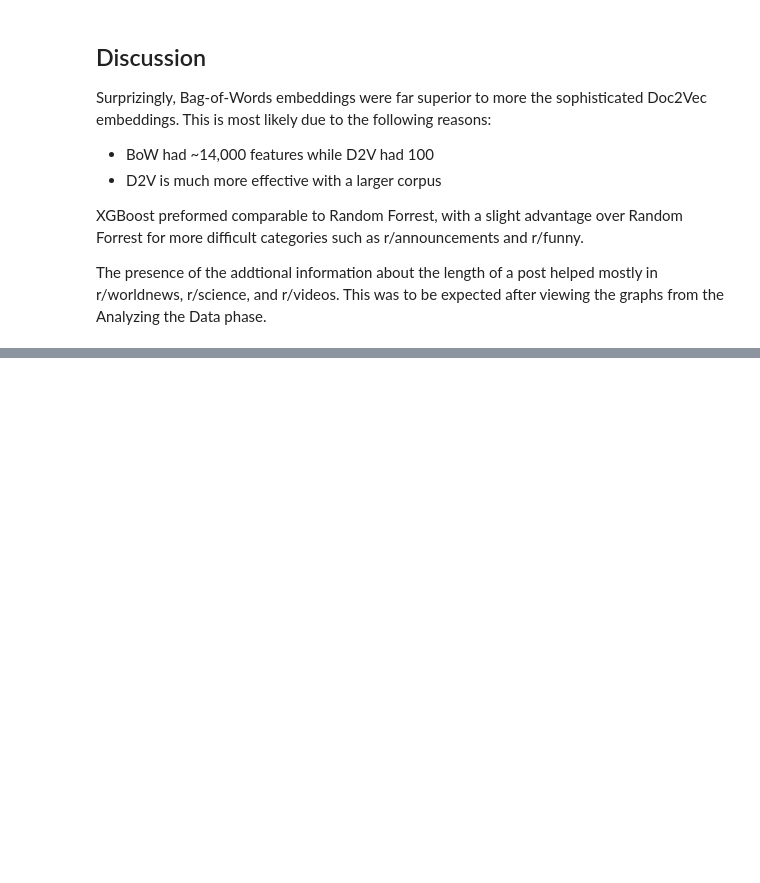
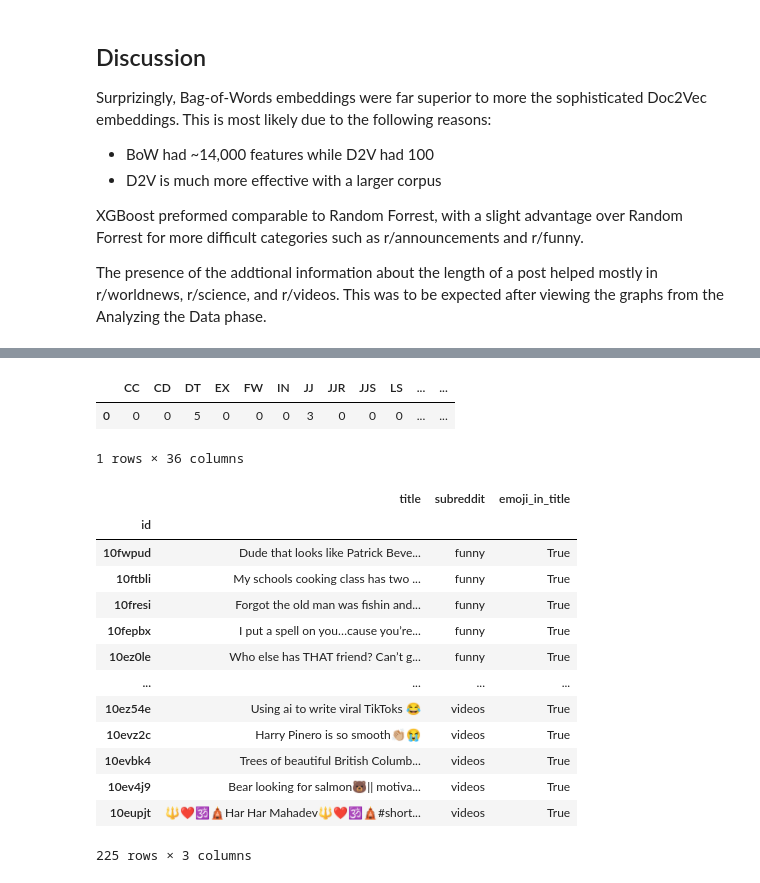
Before and after one commit to rainonej/Reddit-Projects, a Jupyter notebook: Subreddit Prediction Presentation.ipynb, the cells around one changed output, grey strips where cells are left out. Cells and saved outputs as stored; diff of their text form; code cells hidden in the pictures; blank space fills up the shorter version.

```diff
--- a/Subreddit Prediction Presentation.ipynb
+++ b/Subreddit Prediction Presentation.ipynb
@@ -785,3 +848,17 @@ dic
+# %%
+import pandas as pd
+
+# Create a sample pandas Series
+sentences = pd.Series(["This is a positive sentence.", "This is a negative sentence.", "This sentence is neutral."])
+
+# Pass the Series to the count_pos function
+pos_df = count_pos(sentences)
+
+pos_df
+# %% [output]
+|  | CC | CD | DT | EX | FW | IN | JJ | JJR | JJS | LS | ... | ... |
+| 0 | 0 | 0 | 5 | 0 | 0 | 0 | 3 | 0 | 0 | 0 | ... | ... |
+1 rows × 36 columns
 # %%
 
 
@@ -950,3 +1027,36 @@ sentence = "I love pizza 🍕"
 print(has_emoji(sentence)) # True
 # %%
 list(map(has_emoji, ["hello world :D ! ","I love pizza 🍕", "!@#$%^&*()_+1234567890-=" ]))
+# %%
+import re
+
+def filter_emoji(df):
+    # Create a regular expression pattern to match emojis
+    emoji_pattern = re.compile("["
+                               u"\U0001F600-\U0001F64F"  # emoticons
+                               u"\U0001F300-\U0001F5FF"  # symbols & pictographs
+                               u"\U0001F680-\U0001F6FF"  # transport & map symbols
+                               u"\U0001F1E0-\U0001F1FF"  # flags (iOS)
+                               "]+", flags=re.UNICODE)
+    # Use the 'apply' method to apply the regular expression search to the 'title' column
+    df['emoji_in_title'] = df['title'].apply(lambda x: bool(emoji_pattern.search(x)))
+    df = df[df.emoji_in_title == True]
+    return df
+
+
+filter_emoji(df_raw)
+# %% [output]
+|  | title | subreddit | emoji_in_title |
+| id |  |  |  |
+| 10fwpud | Dude that looks like Patrick Beve... | funny | True |
+| 10ftbli | My schools cooking class has two ... | funny | True |
+| 10fresi | Forgot the old man was fishin and... | funny | True |
+| 10fepbx | I put a spell on you…cause you’re... | funny | True |
+| 10ez0le | Who else has THAT friend? Can’t g... | funny | True |
+| ... | ... | ... | ... |
+| 10ez54e | Using ai to write viral TikToks 😂 | videos | True |
+| 10evz2c | Harry Pinero is so smooth👏🏼😭 | videos | True |
+| 10evbk4 | Trees of beautiful British Columb... | videos | True |
+| 10ev4j9 | Bear looking for salmon🐻|| motiva... | videos | True |
+| 10eupjt | 🔱❤️🕉️🛕Har Har Mahadev🔱❤️🕉️🛕#short... | videos | True |
+225 rows × 3 columns
```
Also changed, not shown: parts of 8 cells of this notebook.
